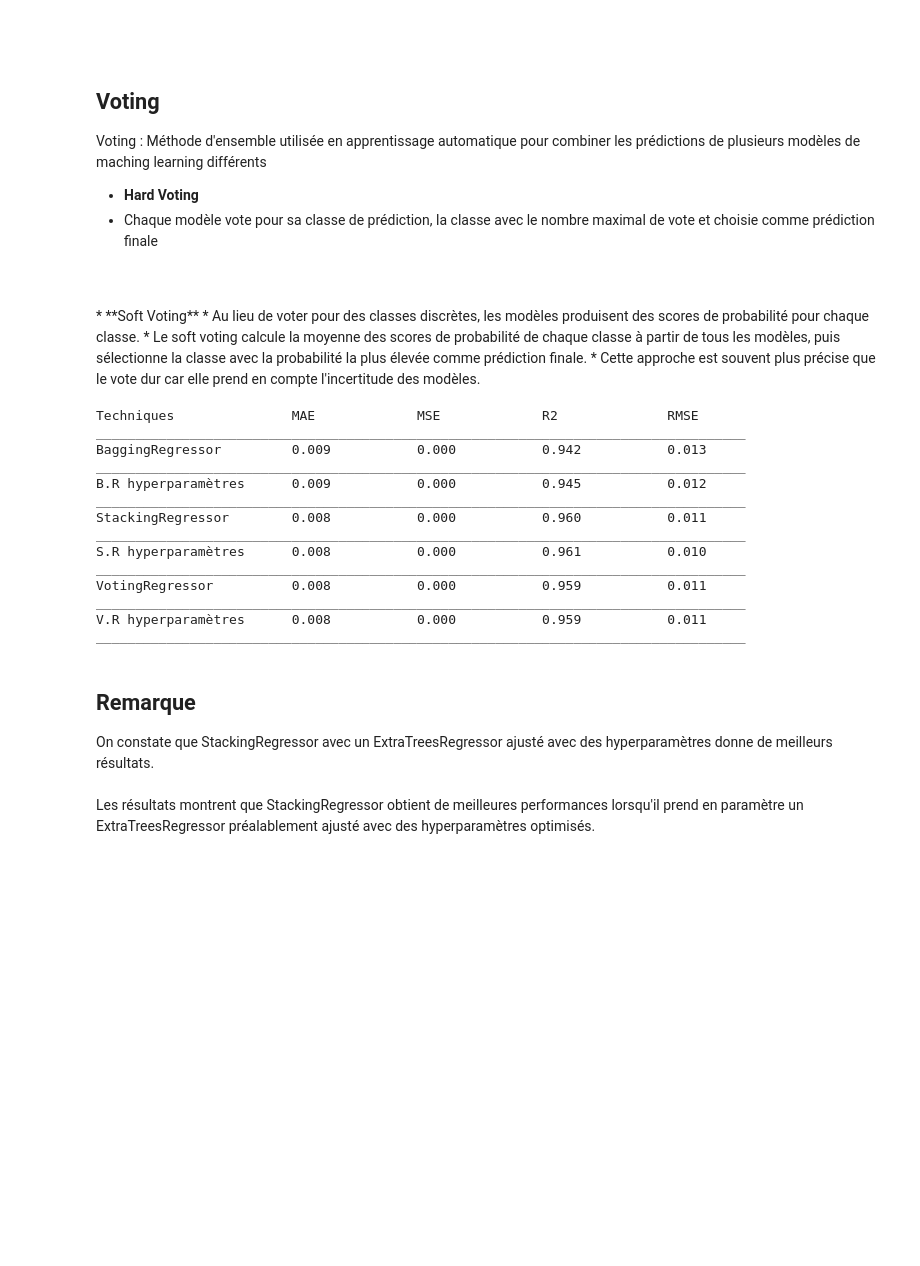
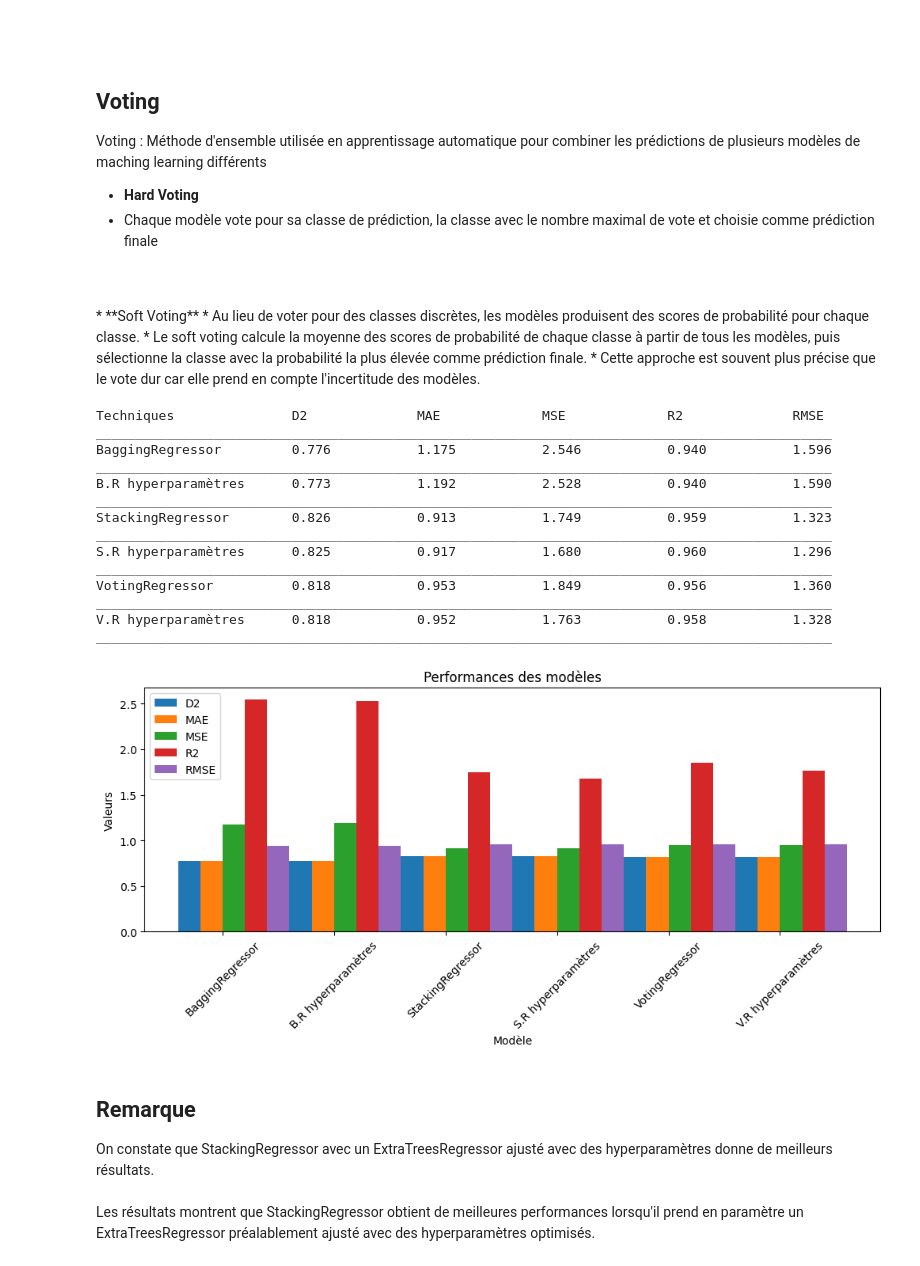
Before and after one commit to giuliana-fabrizio/Prediction_pression_accoustique, a Jupyter notebook: Projet_du_niveau_de_pression_acoustique.ipynb, the cells around one changed output. Cells and saved outputs as stored; diff of their text form; code cells hidden in the pictures; blank space fills up the shorter version.

```diff
--- a/Projet_du_niveau_de_pression_acoustique.ipynb
+++ b/Projet_du_niveau_de_pression_acoustique.ipynb
@@ -483,24 +474,21 @@ def calculateModelsWithDifferentsMetrics(models, X_train, X_test, y_train, y_tes
 # %%
 def graphPerformanceModels(results):
     model_names = [row[0] for row in results]
-    mae_values = [row[1] for row in results]
-    mse_values = [row[2] for row in results]
-    r2_values = [row[3] for row in results]
-    rmse_values = [row[4] for row in results]
+    d2_values = [row[1] for row in results]
+    mae_values = [row[2] for row in results]
+    mse_values = [row[3] for row in results]
+    r2_values = [row[4] for row in results]
+    rmse_values = [row[5] for row in results]
 
     bar_width = 0.2
     index = np.arange(len(model_names))
 
     plt.figure(figsize=(12, 4))
-    plt.bar(index, mae_values, bar_width, label='MAE')
-    plt.bar(index + bar_width, mse_values, bar_width, label='MSE')
-    plt.bar(index + 2 * bar_width, r2_values, bar_width, label='R2')
-    plt.bar(index + 3 * bar_width, rmse_values, bar_width, label='RMSE')
-
-    # plt.plot(index, mae_values, label='MAE')
-    # plt.plot(index + bar_width, mse_values, label='MSE')
-    # plt.plot(index + 2 * bar_width, r2_values, label='R2')
-    # plt.plot(index + 3 * bar_width, rmse_values, label='RMSE')
+    plt.bar(index, d2_values, bar_width, label='D2')
+    plt.bar(index + bar_width, mae_values, bar_width, label='MAE')
+    plt.bar(index + 2 * bar_width, mse_values, bar_width, label='MSE')
+    plt.bar(index + 3 * bar_width, r2_values, bar_width, label='R2')
+    plt.bar(index + 4 * bar_width, rmse_values, bar_width, label='RMSE')
 
     plt.xlabel('Modèle')
     plt.ylabel('Valeurs')
@@ -690,45 +673,50 @@ Voting : Méthode d'ensemble utilisée en apprentissage automatique pour combine
 * Le soft voting calcule la moyenne des scores de probabilité de chaque classe à partir de tous les modèles, puis sélectionne la classe avec la probabilité la plus élevée comme prédiction finale.
 * Cette approche est souvent plus précise que le vote dur car elle prend en compte l'incertitude des modèles.
 # %%
-best_params = {
-  'n_estimators': 250,
+best_params_extra_trees = {
+  'n_estimators': 300,
   'criterion': 'friedman_mse',
   'max_depth': 15,
 }
 
 extra_trees_model = ExtraTreesRegressor(random_state = SEED)
-extra_trees_tuned = ExtraTreesRegressor(random_state = SEED, **best_params)
+extra_trees_tuned = ExtraTreesRegressor(random_state = SEED, **best_params_extra_trees)
 results_techniques = []
 # %%
-models = [
+models_ensemble = [
     ("BaggingRegressor", BaggingRegressor(estimator = extra_trees_model)),
     ("B.R hyperparamètres", BaggingRegressor(estimator = extra_trees_tuned)),
 
-    ("StackingRegressor", StackingRegressor(estimators = [('extra_trees_model', extra_trees_model)])),
+    ("StackingRegressor", StackingRegressor([('extra_trees_model', extra_trees_model)])),
     ("S.R hyperparamètres", StackingRegressor(estimators = [('extra_trees_tuned', extra_trees_tuned)])),
 
-    ("VotingRegressor", VotingRegressor(estimators = [('extra_trees_model', extra_trees_model)])),
+    ("VotingRegressor", VotingRegressor([('extra_trees_model', extra_trees_model)])),
     ("V.R hyperparamètres", VotingRegressor(estimators = [('extra_trees_tuned', extra_trees_tuned)]))
 ]
 
-results_techniques = calculateModelsWithDifferentsMetrics(models, X_train, X_test, y_train, y_test)
-
-affichePerformanceModels(results_techniques)
+# ("StackingRegressor", StackingRegressor([('extra_trees_model', extra_trees_model), ('catboost', catboost_model)])),
+# ("VotingRegressor", VotingRegressor([('extra_trees_model', extra_trees_model), ('catboost', catboost_model)])),
-# %% [output]
-Techniques               MAE             MSE             R2              RMSE
-___________________________________________________________________________________
-BaggingRegressor         0.009           0.000           0.942           0.013
-___________________________________________________________________________________
-B.R hyperparamètres      0.009           0.000           0.945           0.012
-___________________________________________________________________________________
-StackingRegressor        0.008           0.000           0.960           0.011
-___________________________________________________________________________________
-S.R hyperparamètres      0.008           0.000           0.961           0.010
-___________________________________________________________________________________
-VotingRegressor          0.008           0.000           0.959           0.011
-___________________________________________________________________________________
-V.R hyperparamètres      0.008           0.000           0.959           0.011
-___________________________________________________________________________________
+# %%
+results_techniques = calculateModelsWithDifferentsMetrics(models_ensemble, X_train, X_test, y_train, y_test)
+
+affichePerformanceModels(results_techniques)
+graphPerformanceModels(results_techniques)
+# %% [output]
+Techniques               D2              MAE             MSE             R2              RMSE
+______________________________________________________________________________________________
+BaggingRegressor         0.776           1.175           2.546           0.940           1.596
+______________________________________________________________________________________________
+B.R hyperparamètres      0.773           1.192           2.528           0.940           1.590
+______________________________________________________________________________________________
+StackingRegressor        0.826           0.913           1.749           0.959           1.323
+______________________________________________________________________________________________
+S.R hyperparamètres      0.825           0.917           1.680           0.960           1.296
+______________________________________________________________________________________________
+VotingRegressor          0.818           0.953           1.849           0.956           1.360
+______________________________________________________________________________________________
+V.R hyperparamètres      0.818           0.952           1.763           0.958           1.328
+______________________________________________________________________________________________
+[figure, added]
 # %% [markdown]
 ## Remarque
 
```
Also changed, not shown: parts of 29 cells of this notebook.
